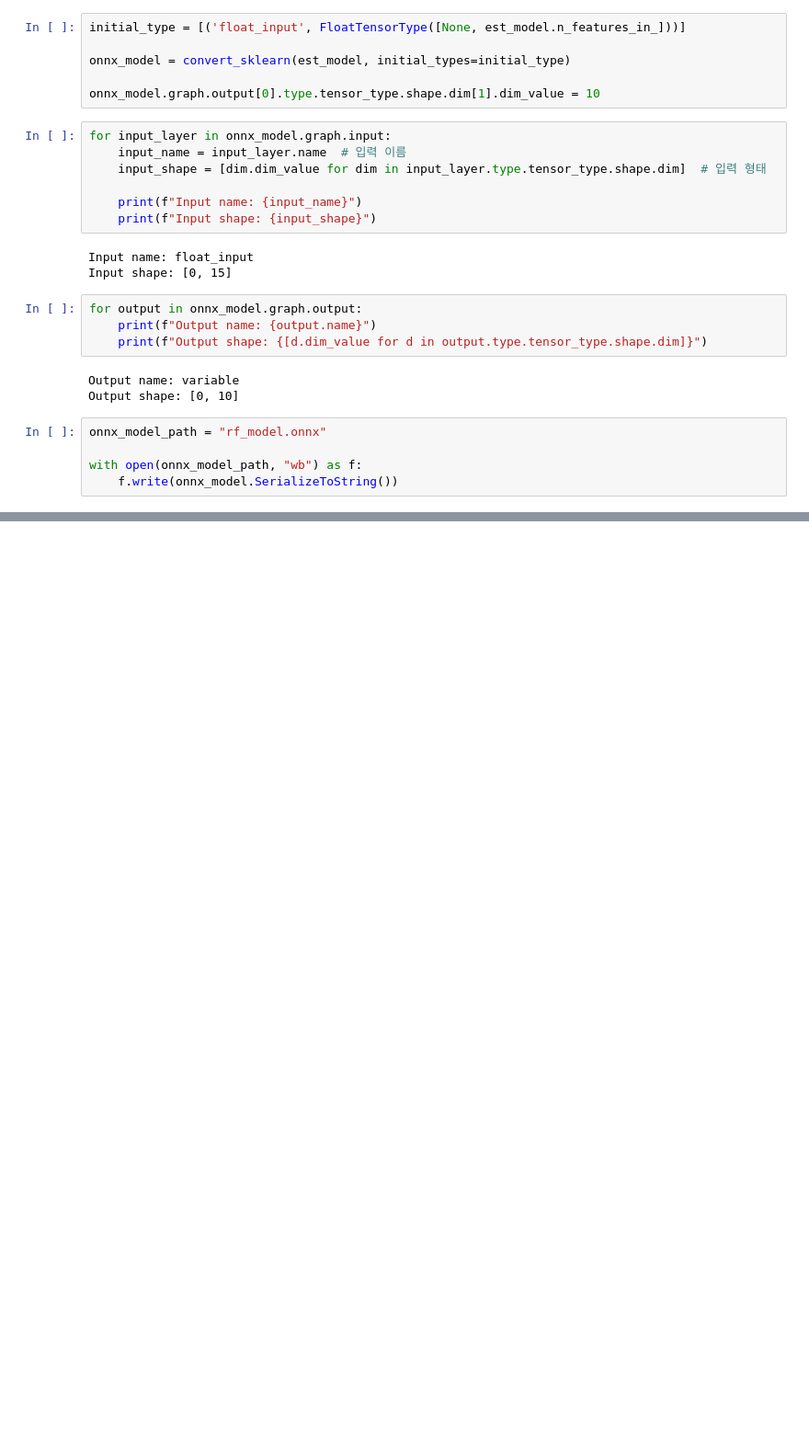
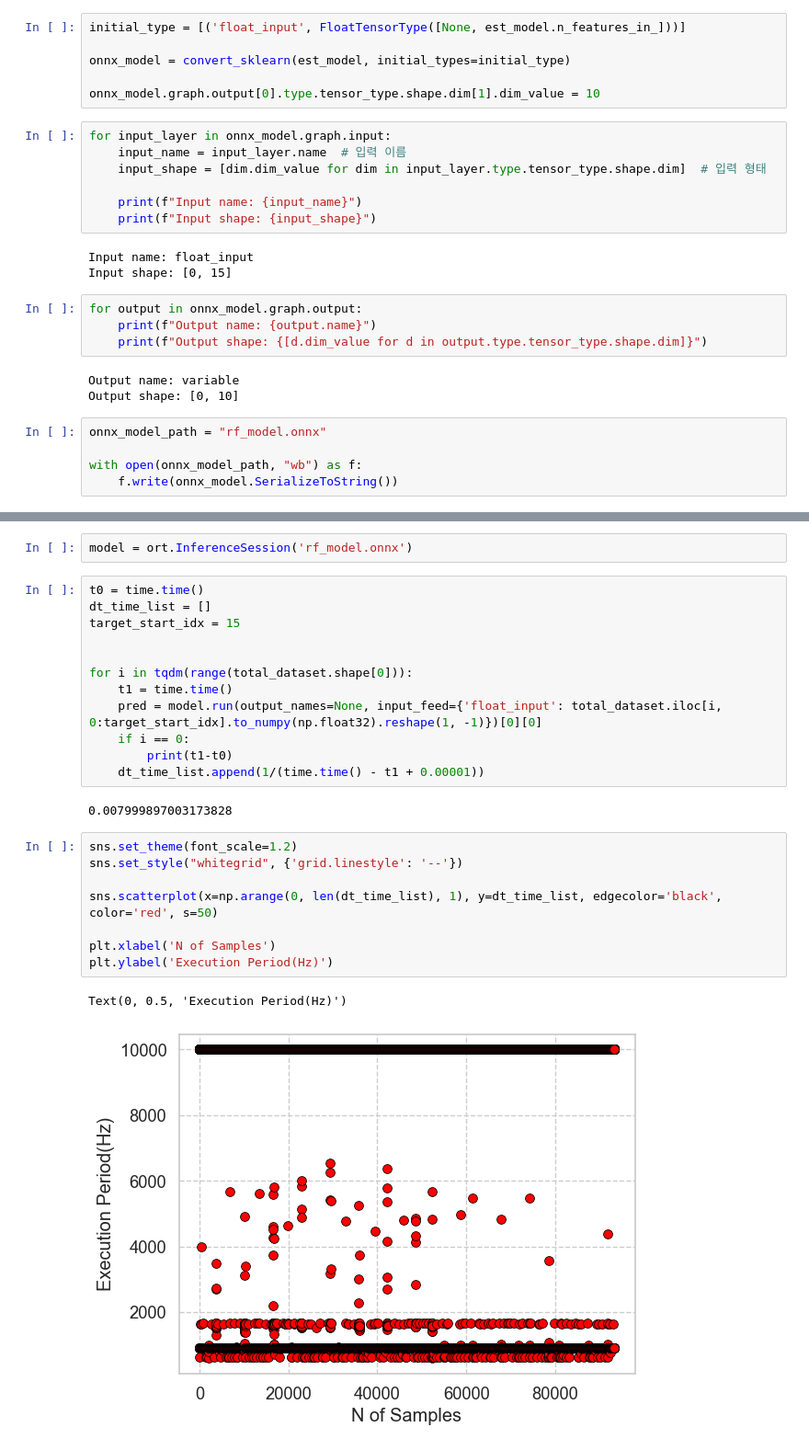
Before and after one commit to jinbeomjeong/estimate_crawler_crane_ground_pressure, a Jupyter notebook: converte_onnx.ipynb, the cells around one changed output, grey strips where cells are left out. Shown at 92% size. Drawn from its saved outputs; the diff is of its cells as text; blank space fills up the shorter version.

Commit message:
add calculate period

```diff
--- a/converte_onnx.ipynb
+++ b/converte_onnx.ipynb
@@ -39,0 +105,27 @@ with open(onnx_model_path, "wb") as f:
+# %%
+model = ort.InferenceSession('rf_model.onnx')
+# %%
+t0 = time.time()
+dt_time_list = []
+target_start_idx = 15
+
+
+for i in tqdm(range(total_dataset.shape[0])):
+    t1 = time.time()
+    pred = model.run(output_names=None, input_feed={'float_input': total_dataset.iloc[i, 0:target_start_idx].to_numpy(np.float32).reshape(1, -1)})[0][0]
+    if i == 0:
+        print(t1-t0)
+    dt_time_list.append(1/(time.time() - t1 + 0.00001))
+# %% [output]
+0.007999897003173828
+# %%
+sns.set_theme(font_scale=1.2)
+sns.set_style("whitegrid", {'grid.linestyle': '--'})
+
+sns.scatterplot(x=np.arange(0, len(dt_time_list), 1), y=dt_time_list, edgecolor='black', color='red', s=50)
+
+plt.xlabel('N of Samples')
+plt.ylabel('Execution Period(Hz)')
+# %% [output]
+Text(0, 0.5, 'Execution Period(Hz)')
+[figure, added]
```
Also changed, not shown: parts of 2 cells of this notebook, 1 other file.
